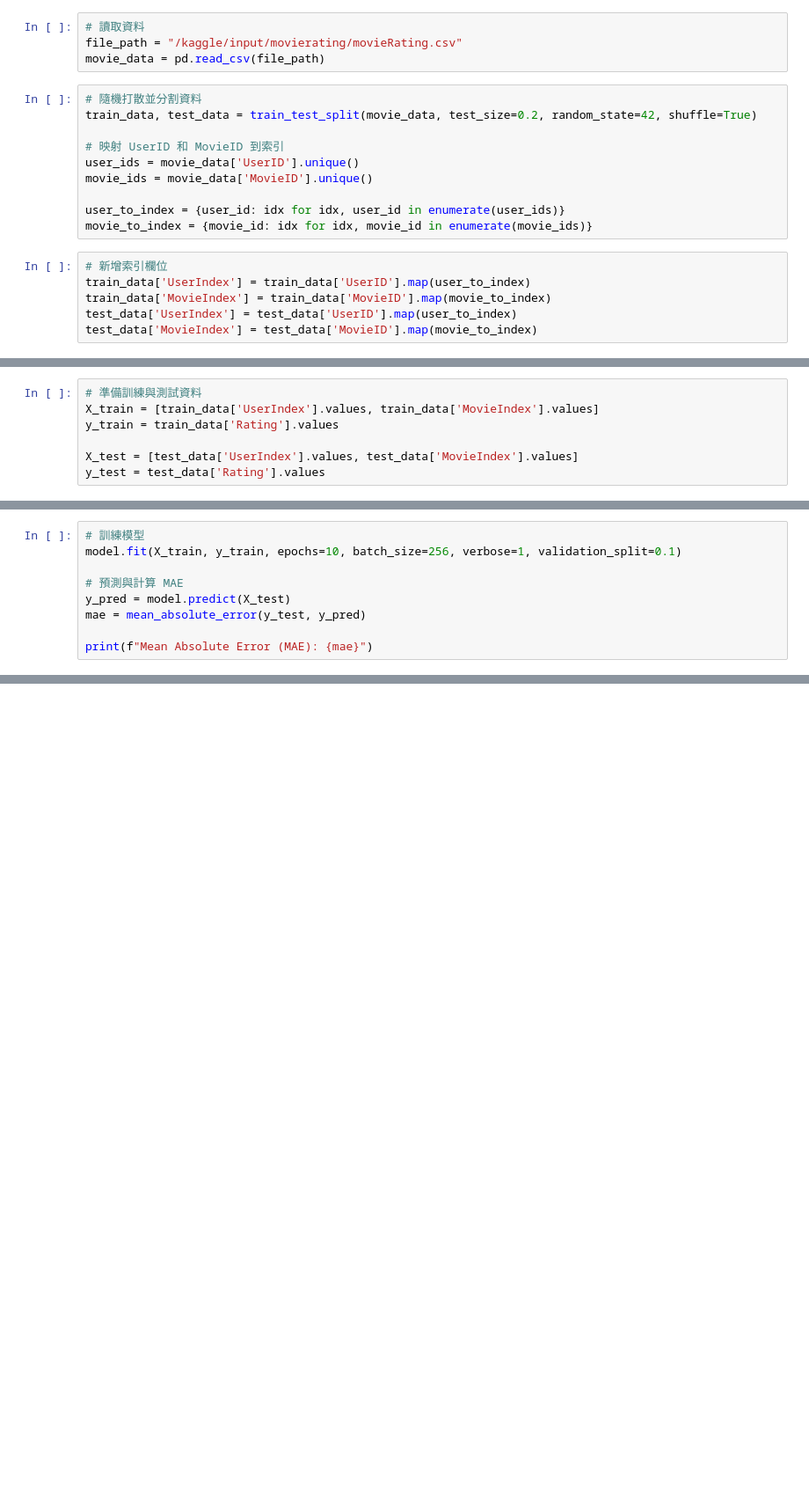
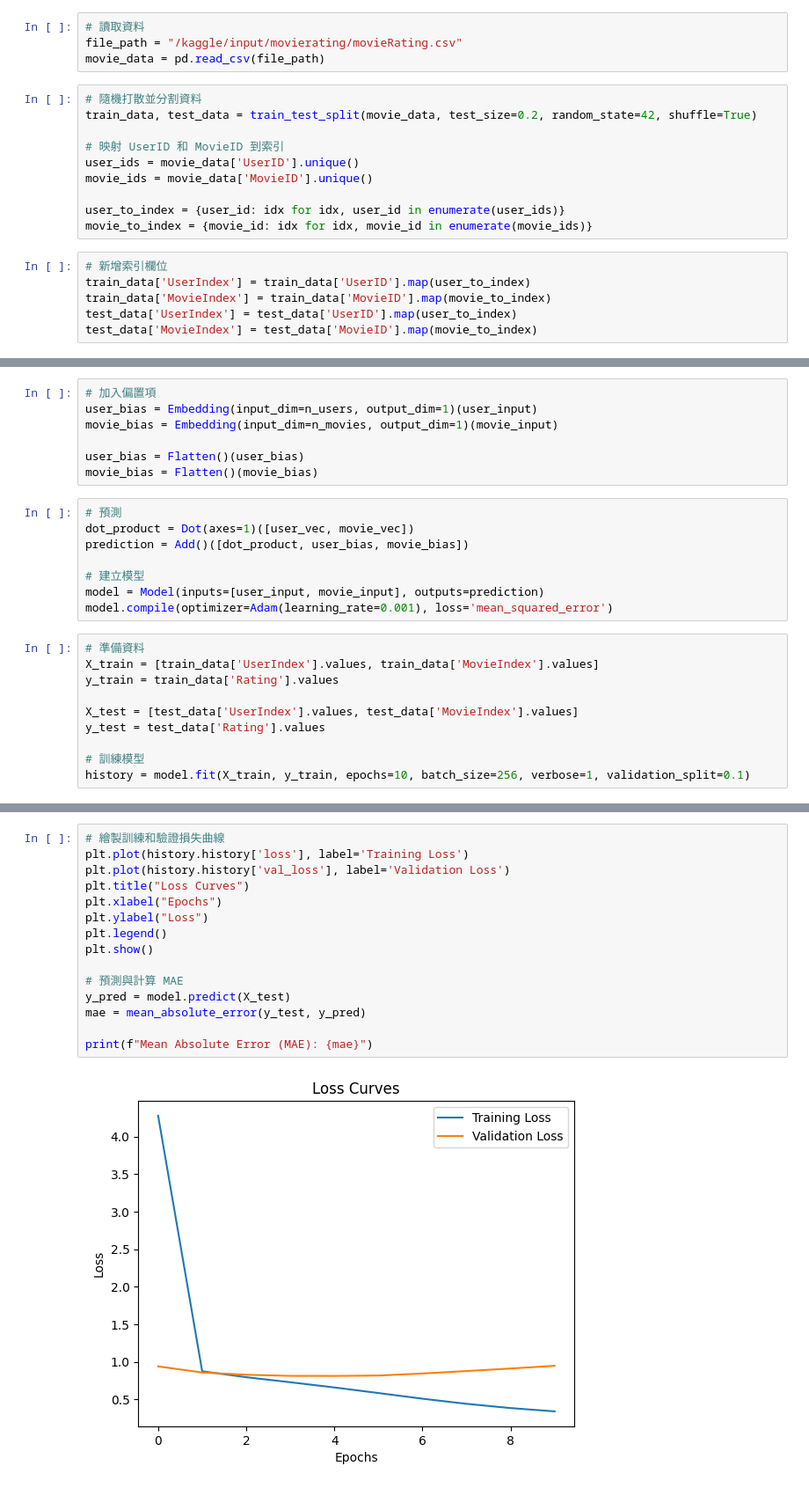
Before and after one commit to XXXSIYU/Data-Mining, a Jupyter notebook: hw5-movierating.ipynb, the cells around one changed output, grey strips where cells are left out. Shown at 88% size. Drawn from its saved outputs; the diff is of its cells as text; blank space fills up the shorter version.

Commit message:
Kaggle Notebook |  HW5 - movieRating | Version 3

```diff
--- a/hw5-movierating.ipynb
+++ b/hw5-movierating.ipynb
@@ -72,7 +72,25 @@ model.compile(optimizer=Adam(), loss='mean_squared_error')
+# %%
+# 加入偏置項
+user_bias = Embedding(input_dim=n_users, output_dim=1)(user_input)
+movie_bias = Embedding(input_dim=n_movies, output_dim=1)(movie_input)
+
+user_bias = Flatten()(user_bias)
+movie_bias = Flatten()(movie_bias)
+# %%
+# 預測
+dot_product = Dot(axes=1)([user_vec, movie_vec])
+prediction = Add()([dot_product, user_bias, movie_bias])
+
+# 建立模型
+model = Model(inputs=[user_input, movie_input], outputs=prediction)
+model.compile(optimizer=Adam(learning_rate=0.001), loss='mean_squared_error')
 # %%
-# 準備訓練與測試資料
+# 準備資料
 X_train = [train_data['UserIndex'].values, train_data['MovieIndex'].values]
 y_train = train_data['Rating'].values
 
 X_test = [test_data['UserIndex'].values, test_data['MovieIndex'].values]
 y_test = test_data['Rating'].values
+
+# 訓練模型
+history = model.fit(X_train, y_train, epochs=10, batch_size=256, verbose=1, validation_split=0.1)
@@ -79,9 +122,0 @@ y_test = test_data['Rating'].values
-# %%
-# 訓練模型
-model.fit(X_train, y_train, epochs=10, batch_size=256, verbose=1, validation_split=0.1)
-
-# 預測與計算 MAE
-y_pred = model.predict(X_test)
-mae = mean_absolute_error(y_test, y_pred)
-
-print(f"Mean Absolute Error (MAE): {mae}")
@@ -112,0 +123,17 @@ Mean Absolute Error (MAE): 0.6977631055881728
+# %%
+# 繪製訓練和驗證損失曲線
+plt.plot(history.history['loss'], label='Training Loss')
+plt.plot(history.history['val_loss'], label='Validation Loss')
+plt.title("Loss Curves")
+plt.xlabel("Epochs")
+plt.ylabel("Loss")
+plt.legend()
+plt.show()
+
+# 預測與計算 MAE
+y_pred = model.predict(X_test)
+mae = mean_absolute_error(y_test, y_pred)
+
+print(f"Mean Absolute Error (MAE): {mae}")
+# %% [output]
+[figure, added]
```
Also changed, not shown: parts of 6 cells of this notebook.
